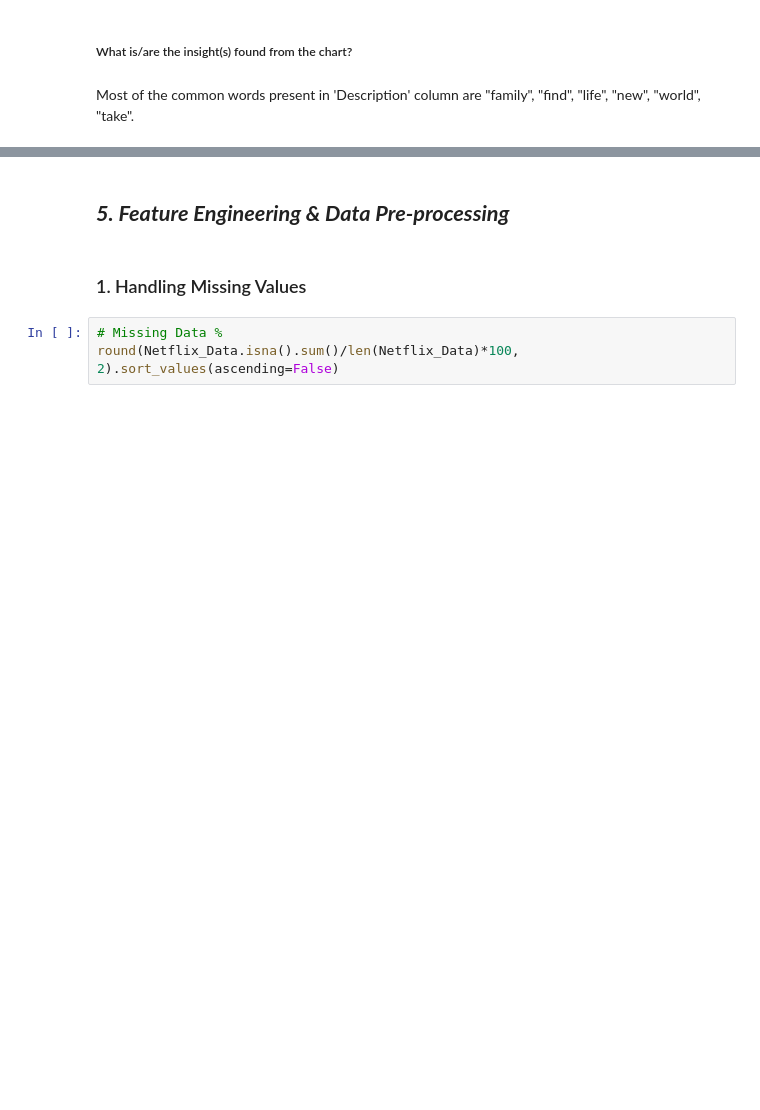
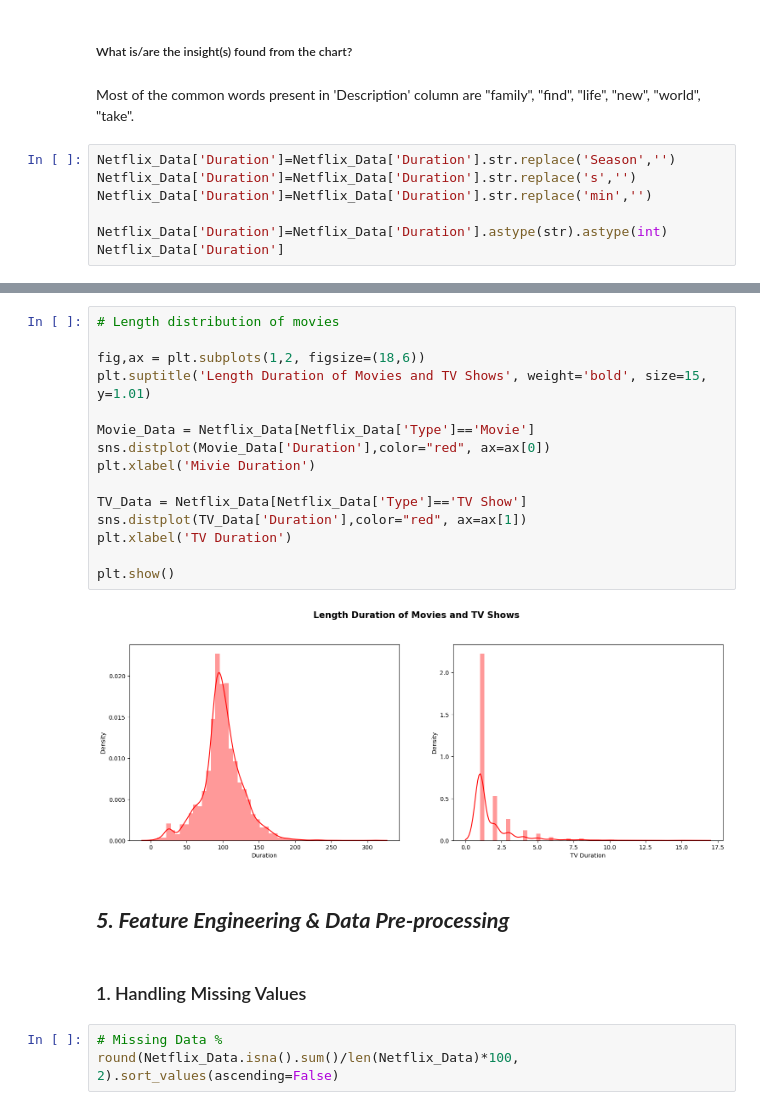
Before and after one commit to sourav03dutta/Netflix-Movies-and-TV-Shows-Clustering, a Jupyter notebook: Netflix_Movies_And_TV_Shows_Clustering.ipynb, the cells around one changed output, grey strips where cells are left out. Saved outputs shown, nothing was run; the diff lists cells and outputs as text; blank space fills up the shorter version.

```diff
--- a/Netflix_Movies_And_TV_Shows_Clustering.ipynb
+++ b/Netflix_Movies_And_TV_Shows_Clustering.ipynb
@@ -721,3 +727,10 @@ plt.show()
 ##### What is/are the insight(s) found from the chart?
 # %% [markdown]
 Most of the common words present in 'Description' column are "family", "find", "life", "new", "world", "take".
+# %%
+Netflix_Data['Duration']=Netflix_Data['Duration'].str.replace('Season','')
+Netflix_Data['Duration']=Netflix_Data['Duration'].str.replace('s','')
+Netflix_Data['Duration']=Netflix_Data['Duration'].str.replace('min','')
+
+Netflix_Data['Duration']=Netflix_Data['Duration'].astype(str).astype(int)
+Netflix_Data['Duration']
@@ -724,3 +750,20 @@ Most of the common words present in 'Description' column are "family", "find", "
+# %%
+# Length distribution of movies
+
+fig,ax = plt.subplots(1,2, figsize=(18,6))
+plt.suptitle('Length Duration of Movies and TV Shows', weight='bold', size=15, y=1.01)
+
+Movie_Data = Netflix_Data[Netflix_Data['Type']=='Movie']
+sns.distplot(Movie_Data['Duration'],color="red", ax=ax[0])
+plt.xlabel('Mivie Duration')
+
+TV_Data = Netflix_Data[Netflix_Data['Type']=='TV Show']
+sns.distplot(TV_Data['Duration'],color="red", ax=ax[1])
+plt.xlabel('TV Duration')
+
+plt.show()
+# %% [output]
+[figure, added]
 # %% [markdown]
 ## ***5. Feature Engineering & Data Pre-processing***
 # %% [markdown]
```
Also changed, not shown: parts of 58 cells of this notebook.
